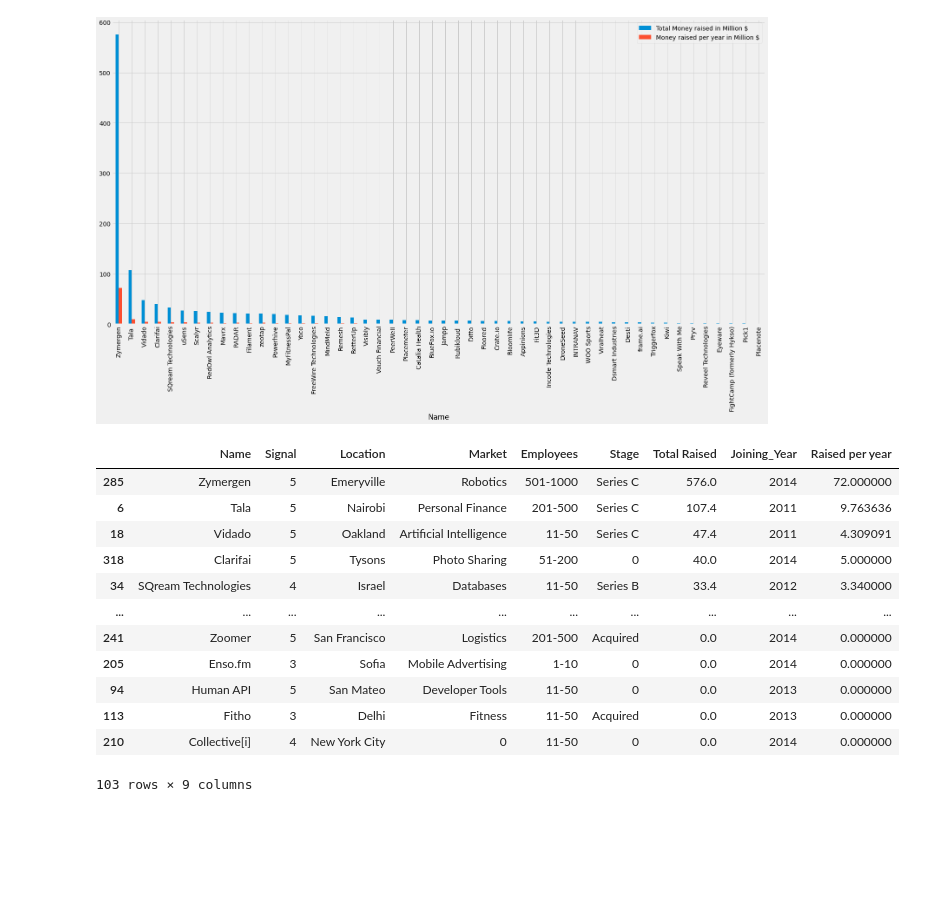
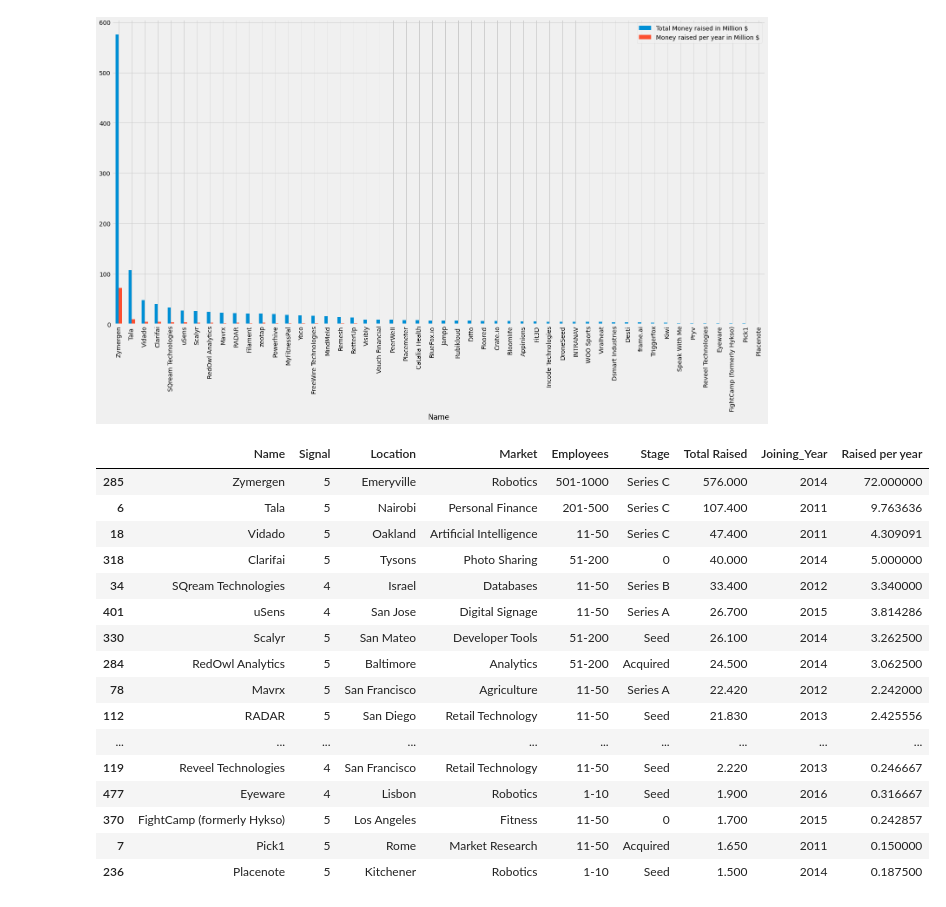
Before and after one commit to ayoubbensakhria/ai-startups, a Jupyter notebook: AI_startups_v2022.ipynb, the cells around one changed output. Cells and saved outputs as stored; diff of their text form; code cells hidden in the pictures; blank space fills up the shorter version.

```diff
--- a/AI_startups_v2022.ipynb
+++ b/AI_startups_v2022.ipynb
@@ -121,18 +121,22 @@ diff_df_companies[0:50].plot.bar(
 <matplotlib.axes._subplots.AxesSubplot at 0x...>
 [figure]
 # %%
-diff_df_companies
+diff_df_companies.head(50)
 # %% [output]
 |  | Name | Signal | Location | Market | Employees | Stage | Total Raised | Joining_Year | Raised per year |
-| 285 | Zymergen | 5 | Emeryville | Robotics | 501-1000 | Series C | 576.0 | 2014 | 72.000000 |
-| 6 | Tala | 5 | Nairobi | Personal Finance | 201-500 | Series C | 107.4 | 2011 | 9.763636 |
-| 18 | Vidado | 5 | Oakland | Artificial Intelligence | 11-50 | Series C | 47.4 | 2011 | 4.309091 |
-| 318 | Clarifai | 5 | Tysons | Photo Sharing | 51-200 | 0 | 40.0 | 2014 | 5.000000 |
-| 34 | SQream Technologies | 4 | Israel | Databases | 11-50 | Series B | 33.4 | 2012 | 3.340000 |
+| 285 | Zymergen | 5 | Emeryville | Robotics | 501-1000 | Series C | 576.000 | 2014 | 72.000000 |
+| 6 | Tala | 5 | Nairobi | Personal Finance | 201-500 | Series C | 107.400 | 2011 | 9.763636 |
+| 18 | Vidado | 5 | Oakland | Artificial Intelligence | 11-50 | Series C | 47.400 | 2011 | 4.309091 |
+| 318 | Clarifai | 5 | Tysons | Photo Sharing | 51-200 | 0 | 40.000 | 2014 | 5.000000 |
+| 34 | SQream Technologies | 4 | Israel | Databases | 11-50 | Series B | 33.400 | 2012 | 3.340000 |
+| 401 | uSens | 4 | San Jose | Digital Signage | 11-50 | Series A | 26.700 | 2015 | 3.814286 |
+| 330 | Scalyr | 5 | San Mateo | Developer Tools | 51-200 | Seed | 26.100 | 2014 | 3.262500 |
+| 284 | RedOwl Analytics | 5 | Baltimore | Analytics | 51-200 | Acquired | 24.500 | 2014 | 3.062500 |
+| 78 | Mavrx | 5 | San Francisco | Agriculture | 11-50 | Series A | 22.420 | 2012 | 2.242000 |
+| 112 | RADAR | 5 | San Diego | Retail Technology | 11-50 | Seed | 21.830 | 2013 | 2.425556 |
 | ... | ... | ... | ... | ... | ... | ... | ... | ... | ... |
-| 241 | Zoomer | 5 | San Francisco | Logistics | 201-500 | Acquired | 0.0 | 2014 | 0.000000 |
-| 205 | Enso.fm | 3 | Sofia | Mobile Advertising | 1-10 | 0 | 0.0 | 2014 | 0.000000 |
-| 94 | Human API | 5 | San Mateo | Developer Tools | 11-50 | 0 | 0.0 | 2013 | 0.000000 |
-| 113 | Fitho | 3 | Delhi | Fitness | 11-50 | Acquired | 0.0 | 2013 | 0.000000 |
-| 210 | Collective[i] | 4 | New York City | 0 | 11-50 | 0 | 0.0 | 2014 | 0.000000 |
+| 119 | Reveel Technologies | 4 | San Francisco | Retail Technology | 11-50 | Seed | 2.220 | 2013 | 0.246667 |
+| 477 | Eyeware | 4 | Lisbon | Robotics | 1-10 | Seed | 1.900 | 2016 | 0.316667 |
+| 370 | FightCamp (formerly Hykso) | 5 | Los Angeles | Fitness | 11-50 | 0 | 1.700 | 2015 | 0.242857 |
+| 7 | Pick1 | 5 | Rome | Market Research | 11-50 | Acquired | 1.650 | 2011 | 0.150000 |
+| 236 | Placenote | 5 | Kitchener | Robotics | 1-10 | Seed | 1.500 | 2014 | 0.187500 |
-103 rows × 9 columns
```
Also changed, not shown: parts of 1 cell of this notebook.
